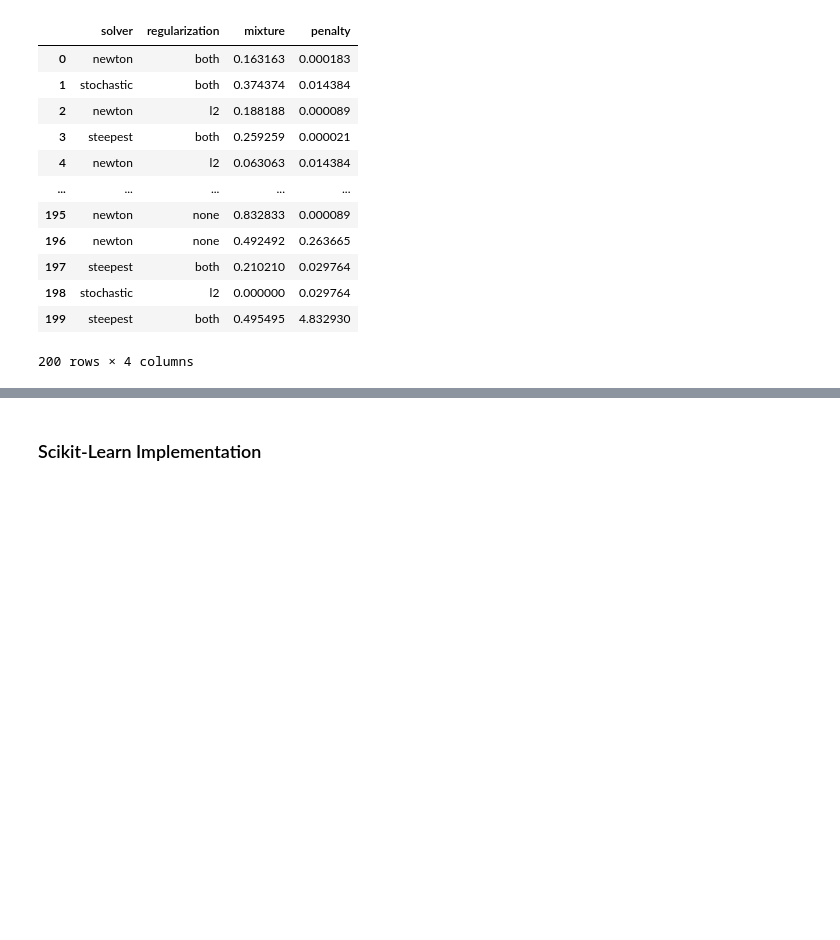
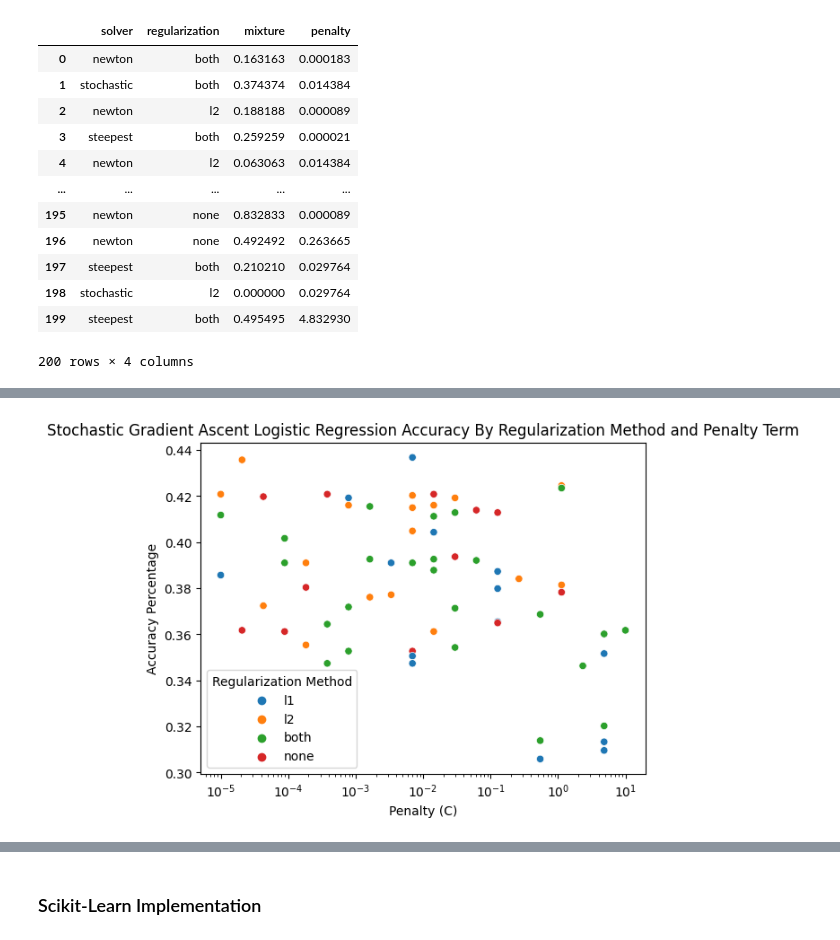
Before and after one commit to Rds1055/Machine-Learning-Labs, a Jupyter notebook: Lab3/lab3.ipynb, the cells around one changed output, grey strips where cells are left out. Cells and saved outputs as stored; diff of their text form; code cells hidden in the pictures; blank space fills up the shorter version.

```diff
--- a/Lab3/lab3.ipynb
+++ b/Lab3/lab3.ipynb
@@ -566,0 +693,17 @@ Untrained Multiclass Logistic Regression Object with steepest solver and both re
+# %%
+sns.scatterplot(
+    data = grid_acc[grid_acc["solver"] == "stochastic"],
+    x = "penalty",
+    y = "accuracy",
+    hue = "regularization"
+)
+
+plt.title("Stochastic Gradient Ascent Logistic Regression Accuracy By Regularization Method and Penalty Term")
+plt.xlabel("Penalty (C)")
+plt.xscale("log")
+plt.ylabel("Accuracy Percentage")
+plt.legend(title = "Regularization Method")
+
+plt.show()
+# %% [output]
+[figure, added]
```
Also changed, not shown: parts of 57 cells of this notebook.
